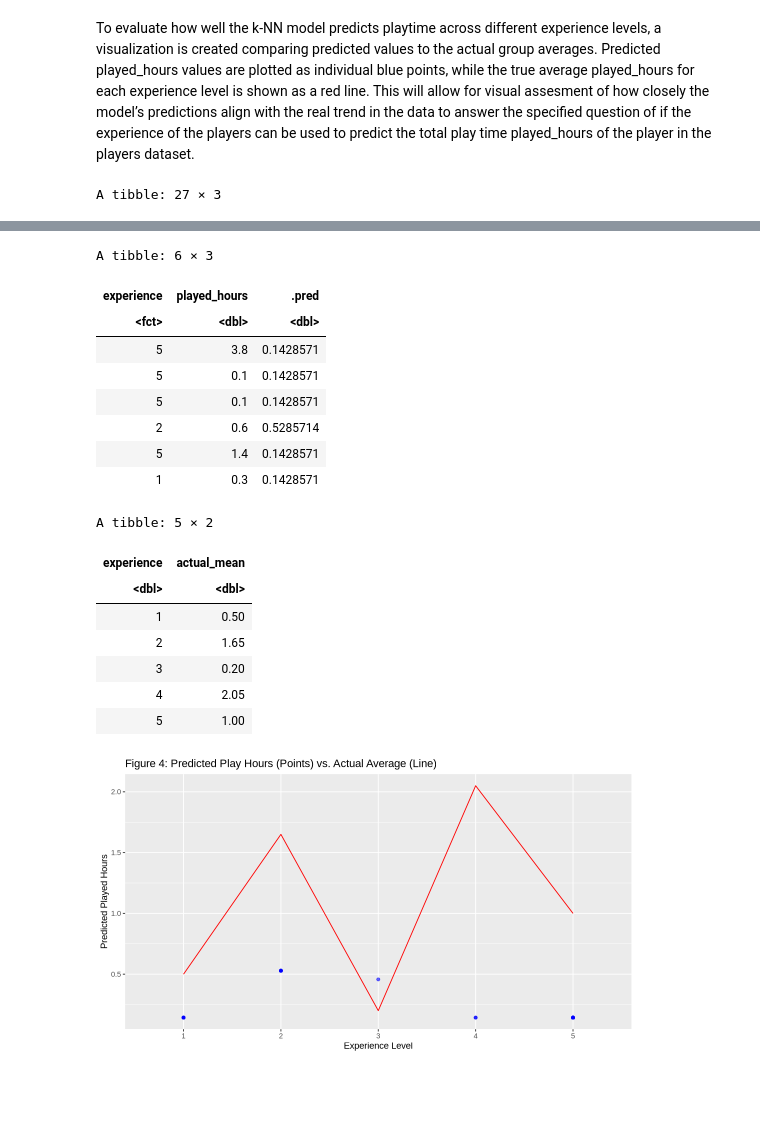
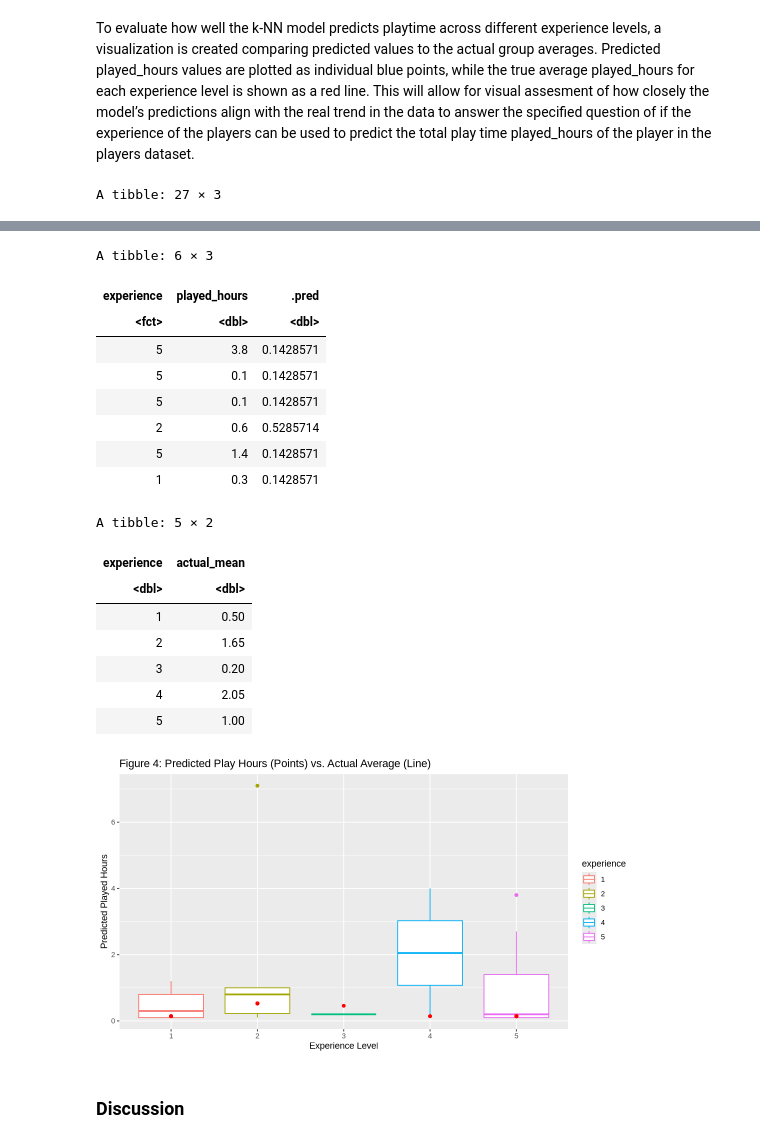
Before and after one commit to bhxxmika/DSCI-GROUP-PROJECT-15-, a Jupyter notebook: Group_project_final.ipynb, the cells around one changed output, grey strips where cells are left out. Drawn from its saved outputs; the diff is of its cells as text; code cells hidden in the pictures; blank space fills up the shorter version.

```diff
--- a/Group_project_final.ipynb
+++ b/Group_project_final.ipynb
@@ -336,9 +354,9 @@ actual_means <- players_testing |>
   summarise(actual_mean = mean(played_hours))
 
 # Create plot
-Figure_4<-ggplot(predictions, aes(x = experience, y = .pred)) +
-  geom_point(alpha = 0.6, color = "blue") +
-  geom_line(data = actual_means, aes(x = experience, y = actual_mean),
+Figure_4<-ggplot(predictions, aes(x = experience, y = played_hours, color = experience)) +
+  geom_boxplot() +
+  geom_point(data = predictions, aes(x = experience, y = .pred),
             color = "red") +
   labs(title = "Figure 4: Predicted Play Hours (Points) vs. Actual Average (Line)",
     x = "Experience Level",
@@ -358,31 +376,33 @@ A tibble: 27 × 3
 | 2 | 0.6 | 0.5285714 |
 | 5 | 1.4 | 0.1428571 |
 | 1 | 0.3 | 0.1428571 |
 | 5 | 0.1 | 0.1428571 |
 | 5 | 0.6 | 0.1428571 |
 | 5 | 0.2 | 0.1428571 |
 | 1 | 0.1 | 0.1428571 |
 | ... | ... | ... |
 | 5 | 0.1 | 0.1428571 |
 | 5 | 2.7 | 0.1428571 |
 | 5 | 0.1 | 0.1428571 |
 | 1 | 0.8 | 0.1428571 |
 | 3 | 0.2 | 0.4571429 |
 A tibble: 6 × 3
 | experience | played_hours | .pred |
 | <fct> | <dbl> | <dbl> |
 | 5 | 3.8 | 0.1428571 |
 | 5 | 0.1 | 0.1428571 |
 | 5 | 0.1 | 0.1428571 |
 | 2 | 0.6 | 0.5285714 |
 | 5 | 1.4 | 0.1428571 |
 | 1 | 0.3 | 0.1428571 |
 A tibble: 5 × 2
 | experience | actual_mean |
 | <dbl> | <dbl> |
 | 1 | 0.50 |
 | 2 | 1.65 |
 | 3 | 0.20 |
 | 4 | 2.05 |
 | 5 | 1.00 |
-[figure, old version]
+[figure, new version]
+# %% [markdown]
+### Discussion
```
Also changed, not shown: parts of 1 cell of this notebook.
